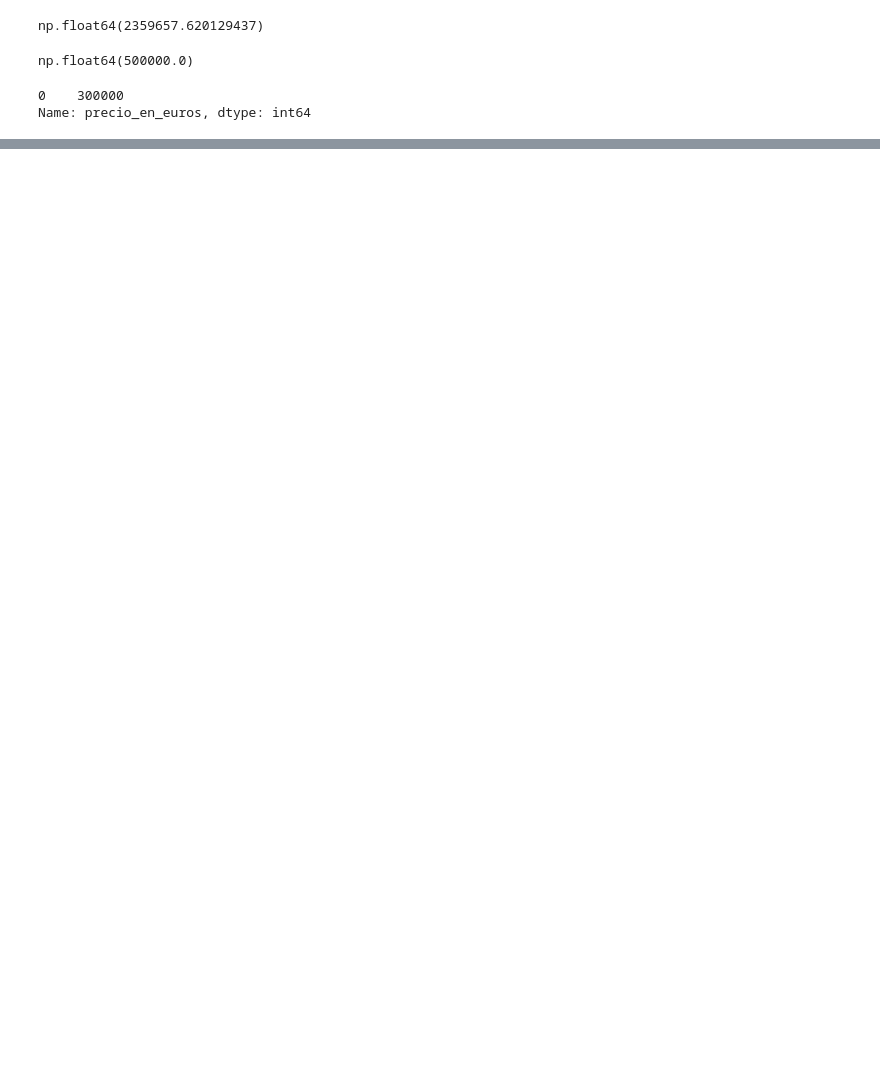
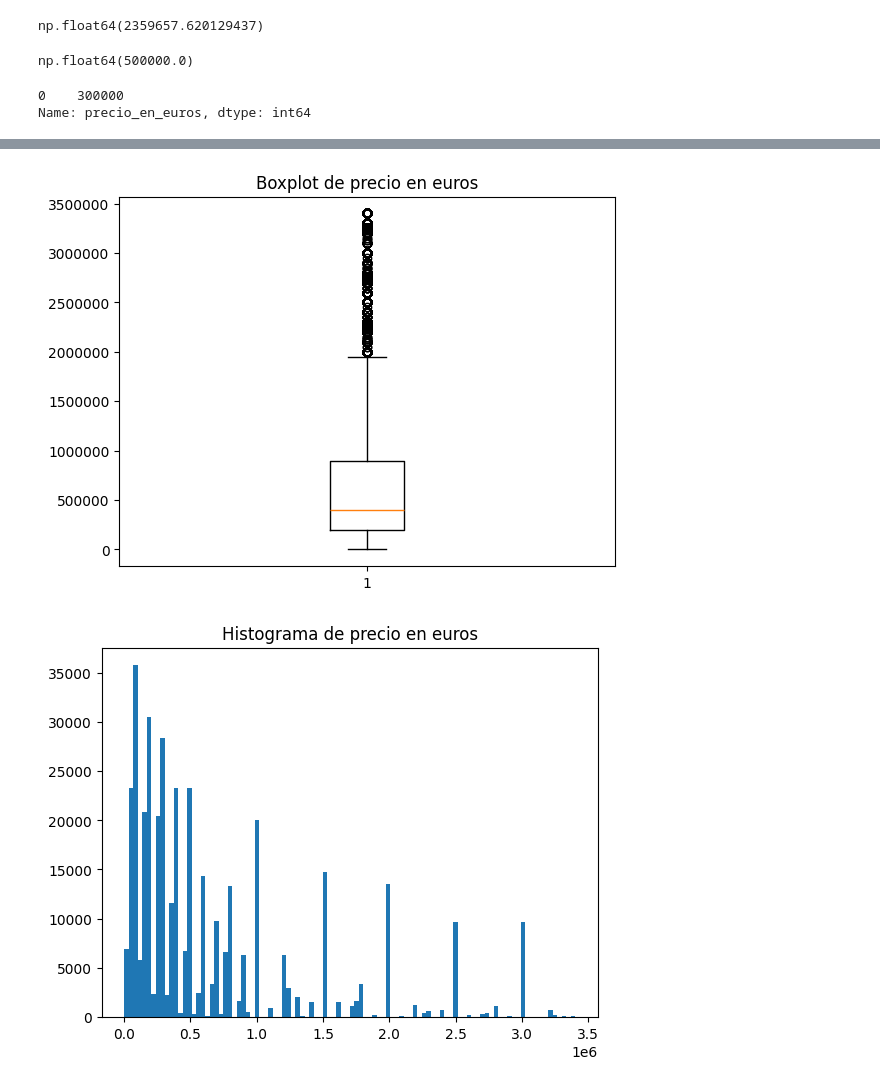
Before and after one commit to EmanuelHenaoA/PythonActividades, a Jupyter notebook: Estadistica.ipynb, the cells around one changed output, grey strips where cells are left out. Saved outputs shown, nothing was run; the diff lists cells and outputs as text; code cells hidden in the pictures; blank space fills up the shorter version.

```diff
--- a/Estadistica.ipynb
+++ b/Estadistica.ipynb
@@ -104,0 +108,14 @@ Name: precio_en_euros, dtype: int64
+# %%
+#
+Q1 = data_player_ordered['precio_en_euros'].quantile(0.25)
+Q3 = data_player_ordered['precio_en_euros'].quantile(0.75)
+IQR = Q3 - Q1
+
+#Outliers
+lower_bound = Q1 - 1.5 * IQR
+upper_bound = Q3 + 1.5 * IQR
+# %%
+#
+df = data_player_ordered
+df_filtrado = df[(df['precio_en_euros'] >= lower_bound) & (df['precio_en_euros'] <= upper_bound)]
+df_filtrado
@@ -104,0 +136,13 @@ Name: precio_en_euros, dtype: int64
+# %%
+plt.ticklabel_format(style='plain', axis='y')
+
+plt.boxplot(df_filtrado['precio_en_euros'])
+plt.title('Boxplot de precio en euros')
+plt.show()
+
+plt.hist(df_filtrado['precio_en_euros'], bins=100)
+plt.title('Histograma de precio en euros')
+plt.show()
+# %% [output]
+[figure, added]
+[figure, added]
```
Also changed, not shown: parts of 7 cells of this notebook, 7 other files.
